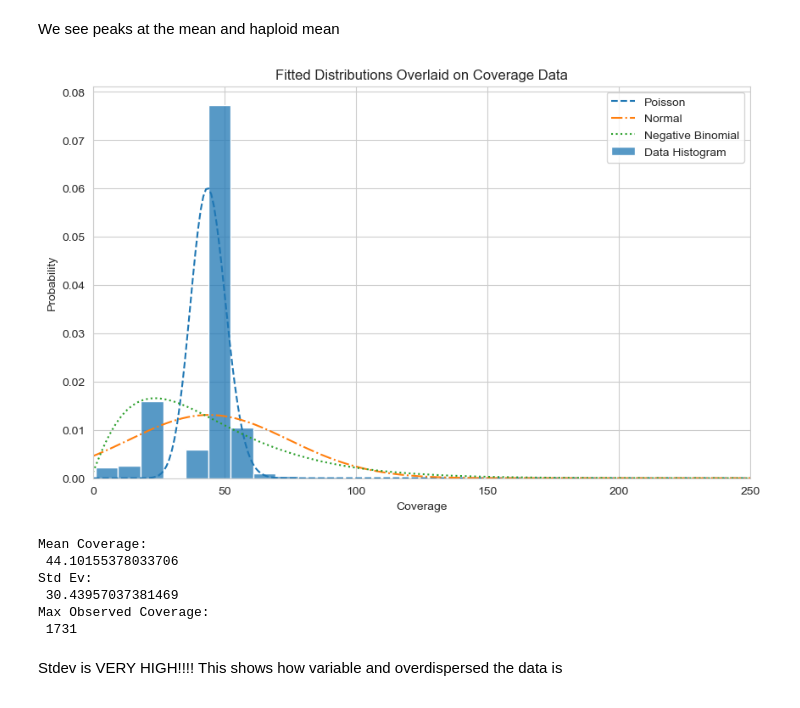
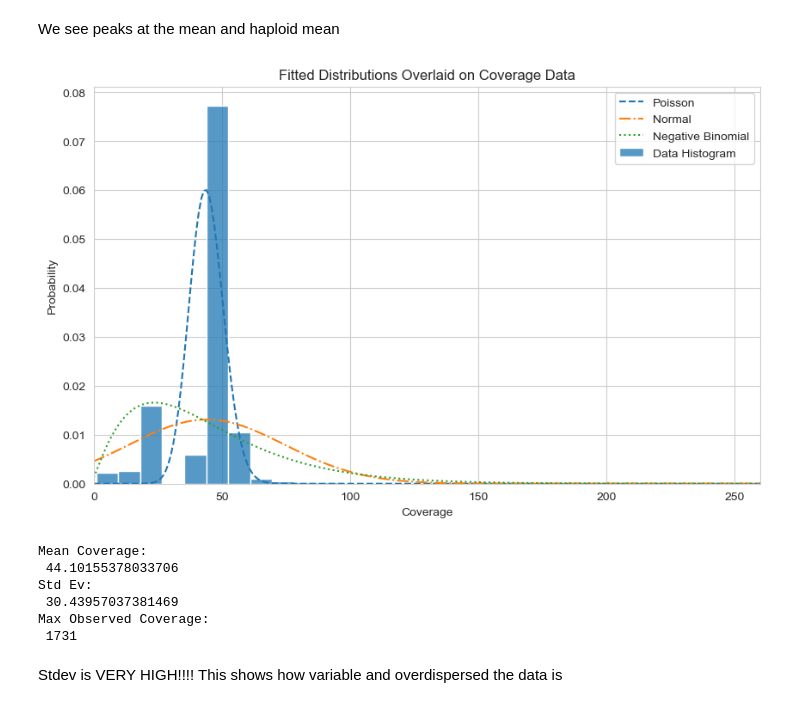
Before and after one commit to redndgreen8/Capstone2_SB, a Jupyter notebook: genomic_coverage_analysis.ipynb, the cells around one changed output. Cells and saved outputs as stored; diff of their text form; code cells hidden in the pictures.

```diff
--- a/genomic_coverage_analysis.ipynb
+++ b/genomic_coverage_analysis.ipynb
@@ -98,35 +98,35 @@ normal_rv = stats.norm(coverage_mean, np.sqrt(coverage_var))
 
 # For the Negative Binomial distribution, we need to estimate the parameters.
 k = coverage_mean**2 / (coverage_var - coverage_mean) if coverage_var > coverage_mean else 10
 neg_binom_rv = stats.nbinom(k, k / (k + coverage_mean))
 
 # Create a range of x values that span the observed data for plotting
 x = np.arange(0, coverage_max + 1)
 
 # Calculate the probability mass/density function for each distribution at each x value
 poisson_pmf = poisson_rv.pmf(x)
 normal_pdf = normal_rv.pdf(x)
 neg_binom_pmf = neg_binom_rv.pmf(x)
 
 # Plot the distributions
 plt.figure(figsize=(10, 6))
 sns.histplot(nonzero_cov.loc[nonzero_cov['coverage'] < MAX_cov, 'coverage'], kde=False, bins=30, stat='density', label='Data Histogram')
 plt.plot(x, poisson_pmf, label='Poisson', linestyle='--')
 plt.plot(x, normal_pdf, label='Normal', linestyle='-.')
 plt.plot(x, neg_binom_pmf, label='Negative Binomial', linestyle=':')
 plt.title('Fitted Distributions Overlaid on Coverage Data')
 plt.xlabel('Coverage')
 plt.ylabel('Probability')
-plt.xlim(0,250)
+plt.xlim(0,MAX_cov)
 plt.legend()
 plt.show()
 
 print("Mean Coverage:\n",coverage_mean)
 #stdev
 print("Std Ev:\n",np.sqrt(coverage_var))
 print("Max Observed Coverage:\n",coverage_max)
 # %% [output]
-[figure, old version]
+[figure, new version]
 Mean Coverage:
  44.10155378033706
 Std Ev:
```
Also changed, not shown: parts of 1 cell of this notebook.
